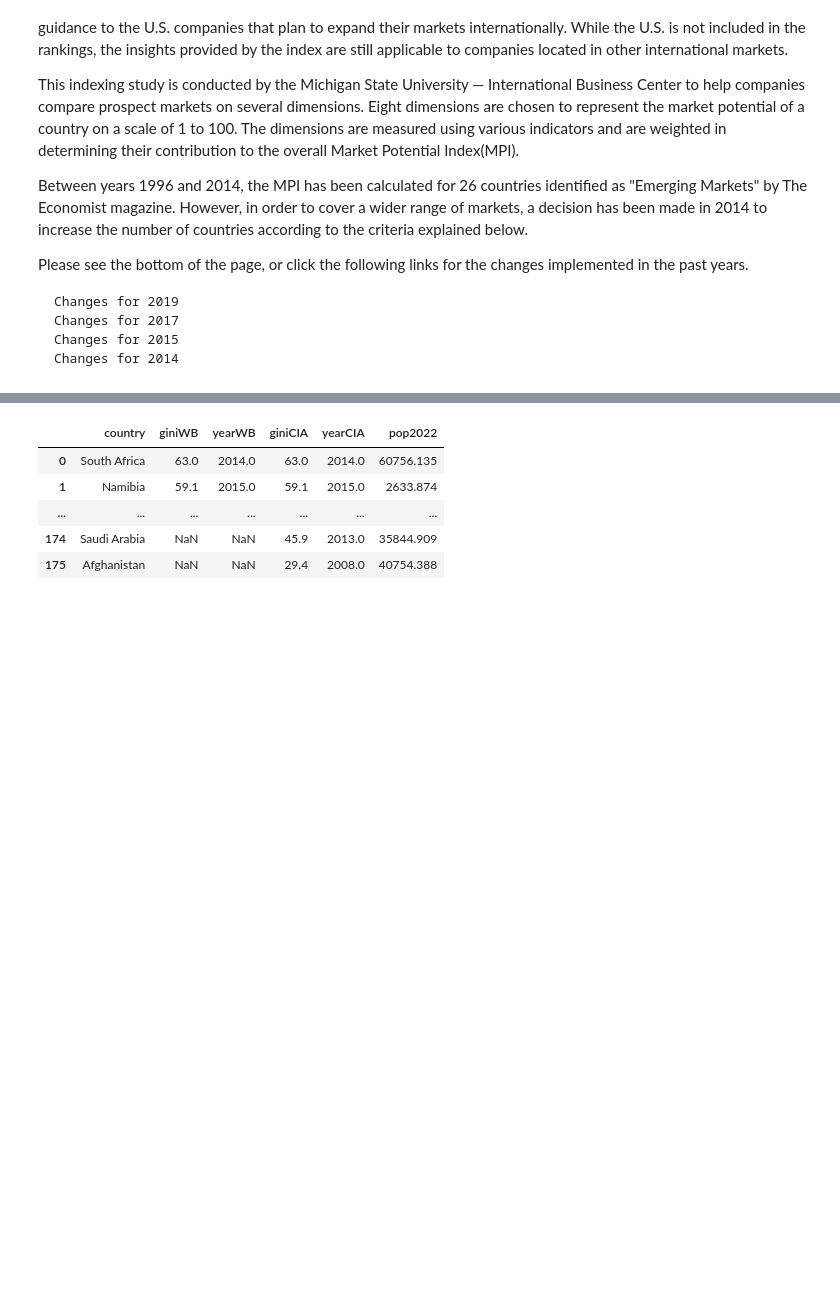
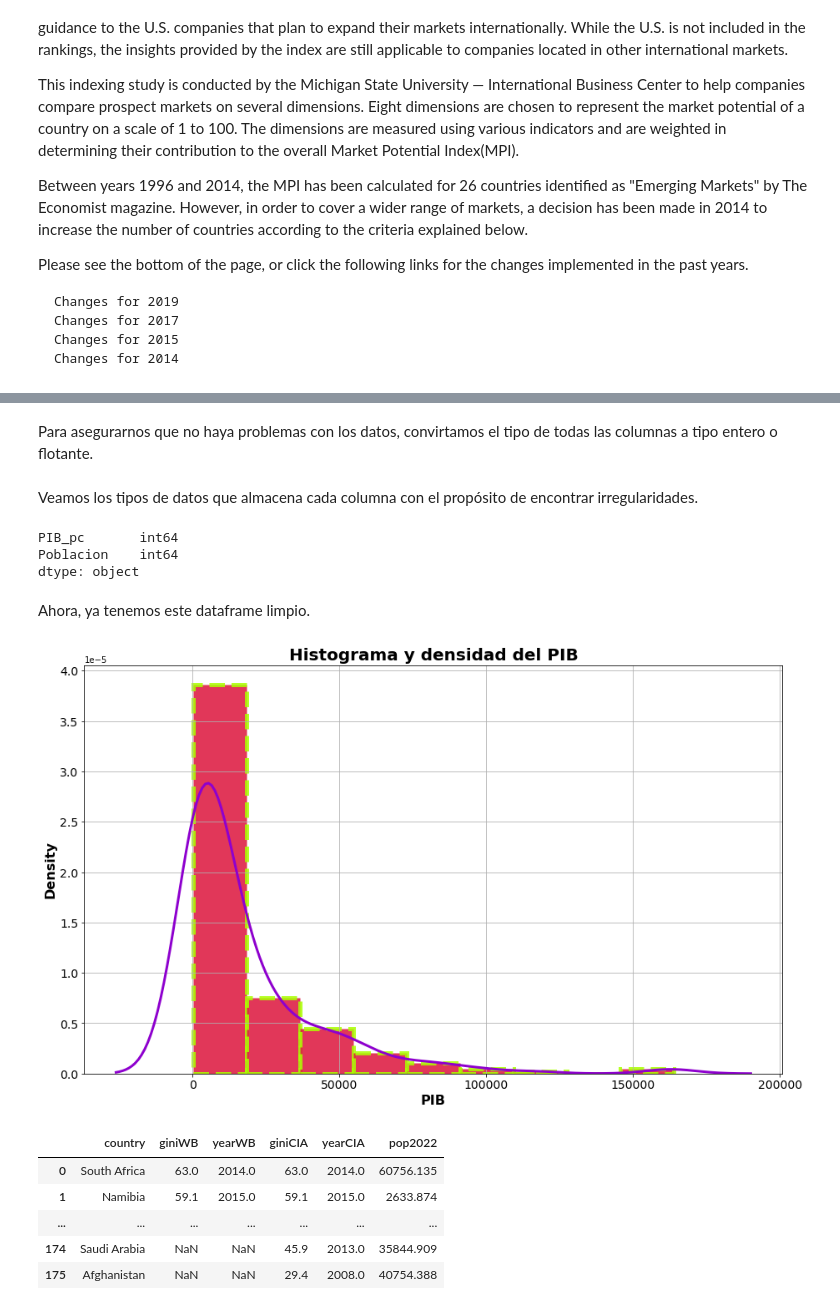
Before and after one commit to PhysTony/ICD_CIDE, a Jupyter notebook: Proyecto/Antonio_Huerta_Montellano_Proyecto.ipynb, the cells around one changed output, grey strips where cells are left out. Drawn from its saved outputs; the diff is of its cells as text; code cells hidden in the pictures; blank space fills up the shorter version.

```diff
--- a/Proyecto/Antonio_Huerta_Montellano_Proyecto.ipynb
+++ b/Proyecto/Antonio_Huerta_Montellano_Proyecto.ipynb
@@ -233,0 +289,7 @@ gdp
+# %%
+pib_aux_1 = pib_c['PIB_pc'].str.replace("$","")
+pib_aux_2 = pib_aux_1.str.replace(",","")
+pib_aux_3 = pib_c['Poblacion'].str.replace(",","")
+pib_c['PIB_pc'] = pib_aux_2
+pib_c['Poblacion'] = pib_aux_3
+pib_c
@@ -234,3 +304,33 @@ gdp
+# %% [markdown]
+Para asegurarnos que no haya problemas con los datos, convirtamos el tipo de todas las columnas a tipo entero o flotante.
+# %%
+pib_c['PIB_pc'] = pd.to_numeric(pib_c['PIB_pc'])
+pib_c['Poblacion'] = pd.to_numeric(pib_c['Poblacion'])
+# %% [markdown]
+Veamos los tipos de datos que almacena cada columna con el propósito de encontrar irregularidades.
+# %%
+print(pib_c.dtypes)
+# %% [output]
+PIB_pc       int64
+Poblacion    int64
+dtype: object
+# %% [markdown]
+Ahora, ya tenemos este dataframe limpio.
+# %%
+sns.distplot(pib_c['PIB_pc'], bins=9,
+             hist_kws={'color':'#DC143C', 'edgecolor':'#aaff00',
+                       'linewidth':5, 'linestyle':'--',
+                       'alpha':0.85},
+             kde_kws={"color": "#8e00ce", "linewidth": 3})
+plt.title("Histograma y densidad del PIB", fontsize = 20, fontweight = 'bold')
+plt.xlabel("PIB", fontsize = 16, fontweight = 'bold')
+plt.ylabel("Density", fontsize = 16, fontweight = 'bold')
+plt.xticks(fontsize=14)
+plt.yticks(fontsize=14)
+plt.grid()
+plt.show()
+# %% [output]
+[figure, added]
 # %%
 gini
 # %% [output]
```
Also changed, not shown: parts of 26 cells of this notebook, 2 other files.
